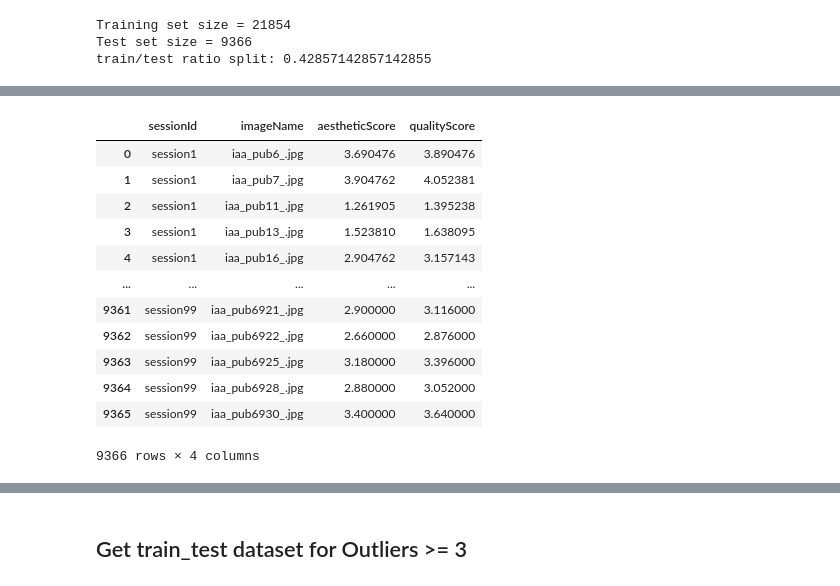
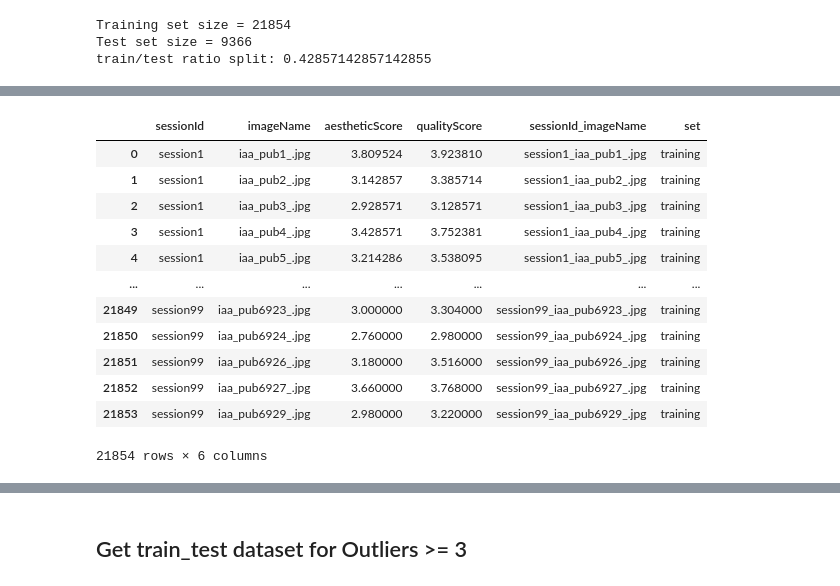
Before and after one commit to ChooJunIan/mtaiq, a Jupyter notebook: stratify_datasets.ipynb, the cells around one changed output, grey strips where cells are left out. Saved outputs shown, nothing was run; the diff lists cells and outputs as text; code cells hidden in the pictures.

Commit message:
official dataset created for get2 and get3, contains validation, training, and test data

```diff
--- a/stratify_datasets.ipynb
+++ b/stratify_datasets.ipynb
@@ -191,25 +165,0 @@ merged_train
-# %%
-# get testing dataset with sessionId
-para_images = pd.read_csv('PARA_001/annotation/PARA-Images.csv')
-para_images = para_images[['sessionId', 'imageName']]
-
-merged_test = pd.merge(para_images, test, on='imageName')
-
-merged_test = merged_test.drop_duplicates(subset=["imageName"], keep='first')
-
-merged_test.reset_index(drop=True, inplace=True)
-merged_test
-# %% [output]
-|  | sessionId | imageName | aestheticScore | qualityScore |
-| 0 | session1 | iaa_pub6_.jpg | 3.690476 | 3.890476 |
-| 1 | session1 | iaa_pub7_.jpg | 3.904762 | 4.052381 |
-| 2 | session1 | iaa_pub11_.jpg | 1.261905 | 1.395238 |
-| 3 | session1 | iaa_pub13_.jpg | 1.523810 | 1.638095 |
-| 4 | session1 | iaa_pub16_.jpg | 2.904762 | 3.157143 |
-| ... | ... | ... | ... | ... |
-| 9361 | session99 | iaa_pub6921_.jpg | 2.900000 | 3.116000 |
-| 9362 | session99 | iaa_pub6922_.jpg | 2.660000 | 2.876000 |
-| 9363 | session99 | iaa_pub6925_.jpg | 3.180000 | 3.396000 |
-| 9364 | session99 | iaa_pub6928_.jpg | 2.880000 | 3.052000 |
-| 9365 | session99 | iaa_pub6930_.jpg | 3.400000 | 3.640000 |
-9366 rows × 4 columns
@@ -215,0 +176,18 @@ merged_test
+# %%
+merged_train['sessionId_imageName'] = merged_train['sessionId'] + '_' + merged_train['imageName']
+merged_train['set'] = 'training'
+merged_train
+# %% [output]
+|  | sessionId | imageName | aestheticScore | qualityScore | sessionId_imageName | set |
+| 0 | session1 | iaa_pub1_.jpg | 3.809524 | 3.923810 | session1_iaa_pub1_.jpg | training |
+| 1 | session1 | iaa_pub2_.jpg | 3.142857 | 3.385714 | session1_iaa_pub2_.jpg | training |
+| 2 | session1 | iaa_pub3_.jpg | 2.928571 | 3.128571 | session1_iaa_pub3_.jpg | training |
+| 3 | session1 | iaa_pub4_.jpg | 3.428571 | 3.752381 | session1_iaa_pub4_.jpg | training |
+| 4 | session1 | iaa_pub5_.jpg | 3.214286 | 3.538095 | session1_iaa_pub5_.jpg | training |
+| ... | ... | ... | ... | ... | ... | ... |
+| 21849 | session99 | iaa_pub6923_.jpg | 3.000000 | 3.304000 | session99_iaa_pub6923_.jpg | training |
+| 21850 | session99 | iaa_pub6924_.jpg | 2.760000 | 2.980000 | session99_iaa_pub6924_.jpg | training |
+| 21851 | session99 | iaa_pub6926_.jpg | 3.180000 | 3.516000 | session99_iaa_pub6926_.jpg | training |
+| 21852 | session99 | iaa_pub6927_.jpg | 3.660000 | 3.768000 | session99_iaa_pub6927_.jpg | training |
+| 21853 | session99 | iaa_pub6929_.jpg | 2.980000 | 3.220000 | session99_iaa_pub6929_.jpg | training |
+21854 rows × 6 columns
```
Also changed, not shown: parts of 20 cells of this notebook, 2 other files.
